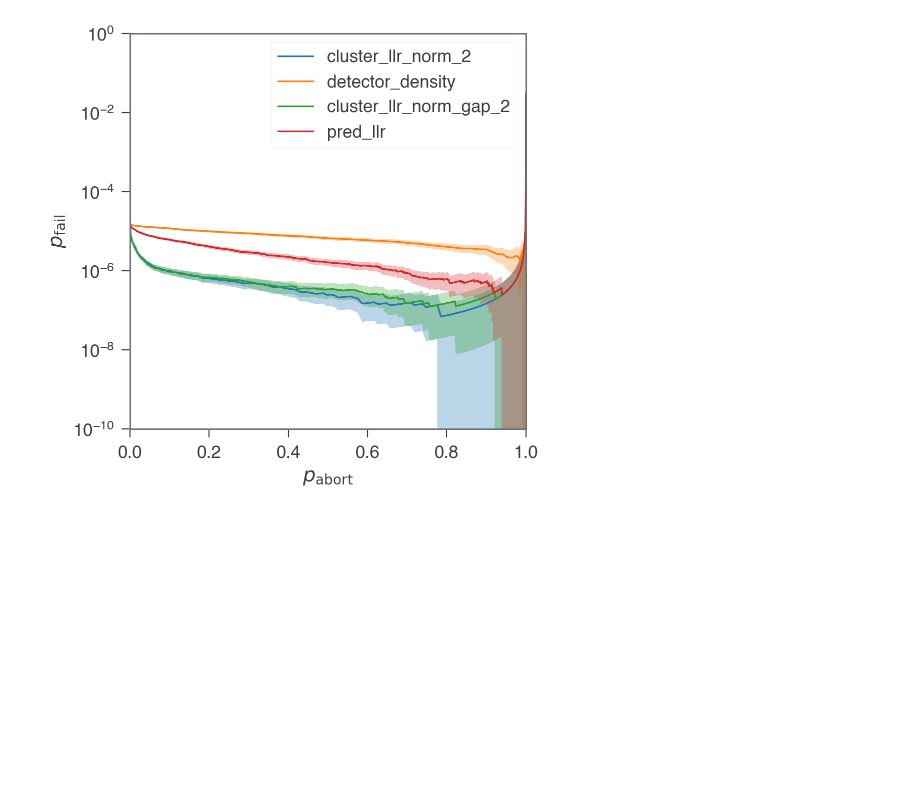
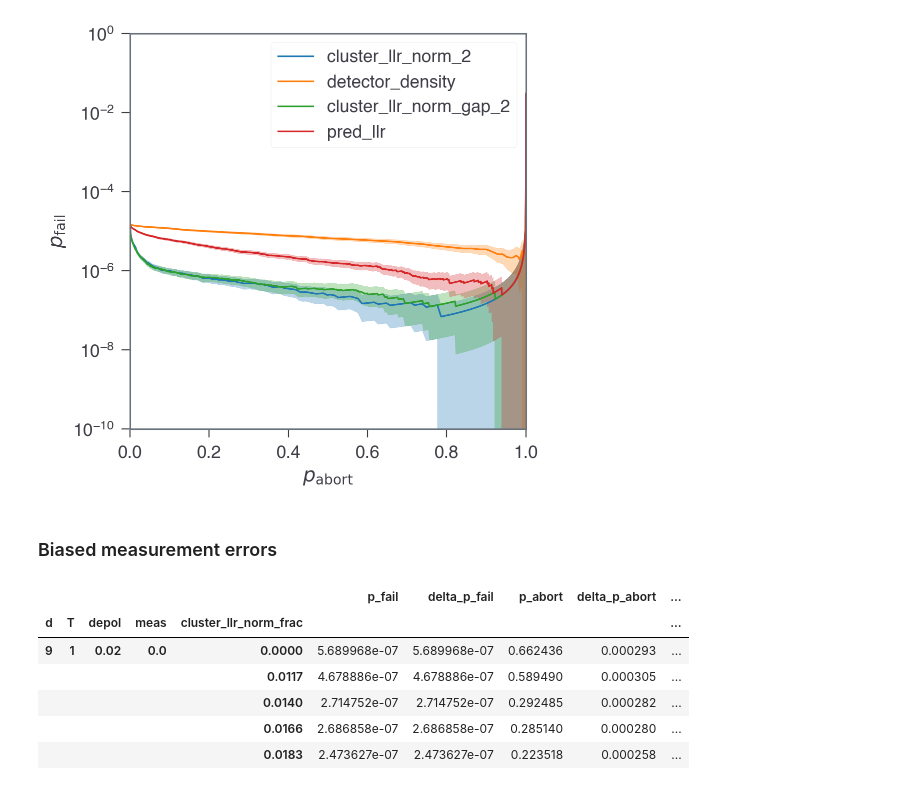
Before and after one commit to seokhyung-lee/ldpc-post-selection, a Jupyter notebook: simulations/analysis/notebooks/surface_code_analysis.ipynb, the cells around one changed output. Saved outputs shown, nothing was run; the diff lists cells and outputs as text; code cells hidden in the pictures; blank space fills up the shorter version.

```diff
--- a/simulations/analysis/notebooks/surface_code_analysis.ipynb
+++ b/simulations/analysis/notebooks/surface_code_analysis.ipynb
@@ -1344,3 +1333,5 @@ ax.set_ylabel(r"$p_\mathrm{fail}$")
 fig.tight_layout()
 # %% [output]
 [figure]
+# %% [markdown]
+### Biased measurement errors
@@ -1346,0 +1342,10 @@ fig.tight_layout()
+# %%
+df_ps_dict_phenom["cluster_llr_norm_frac_2"].head()
+# %% [output]
+|  |  |  |  |  | p_fail | delta_p_fail | p_abort | delta_p_abort | ... |
+| d | T | depol | meas | cluster_llr_norm_frac |  |  |  |  | ... |
+| 9 | 1 | 0.02 | 0.0 | 0.0000 | 5.689968e-07 | 5.689968e-07 | 0.662436 | 0.000293 | ... |
+|  |  |  |  | 0.0117 | 4.678886e-07 | 4.678886e-07 | 0.589490 | 0.000305 | ... |
+|  |  |  |  | 0.0140 | 2.714752e-07 | 2.714752e-07 | 0.292485 | 0.000282 | ... |
+|  |  |  |  | 0.0166 | 2.686858e-07 | 2.686858e-07 | 0.285140 | 0.000280 | ... |
+|  |  |  |  | 0.0183 | 2.473627e-07 | 2.473627e-07 | 0.223518 | 0.000258 | ... |
```
Also changed, not shown: parts of 8 cells of this notebook, 10 other files.
